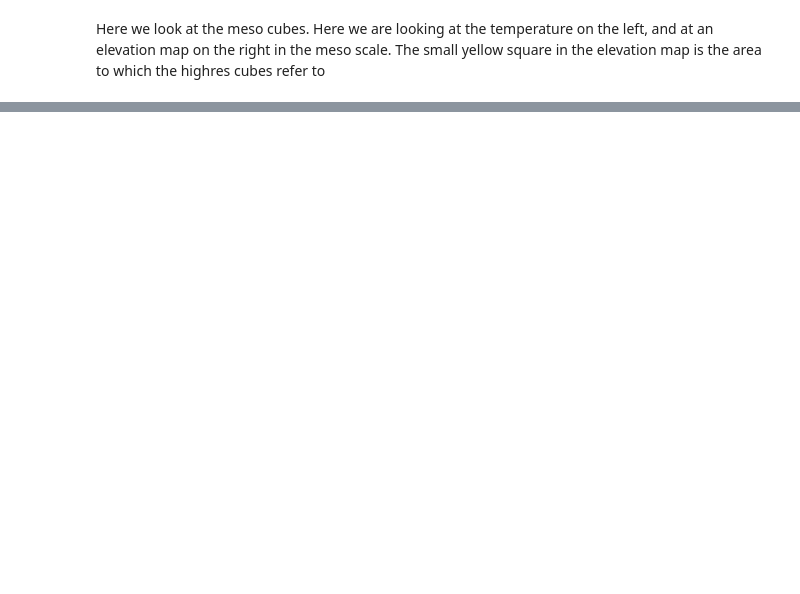
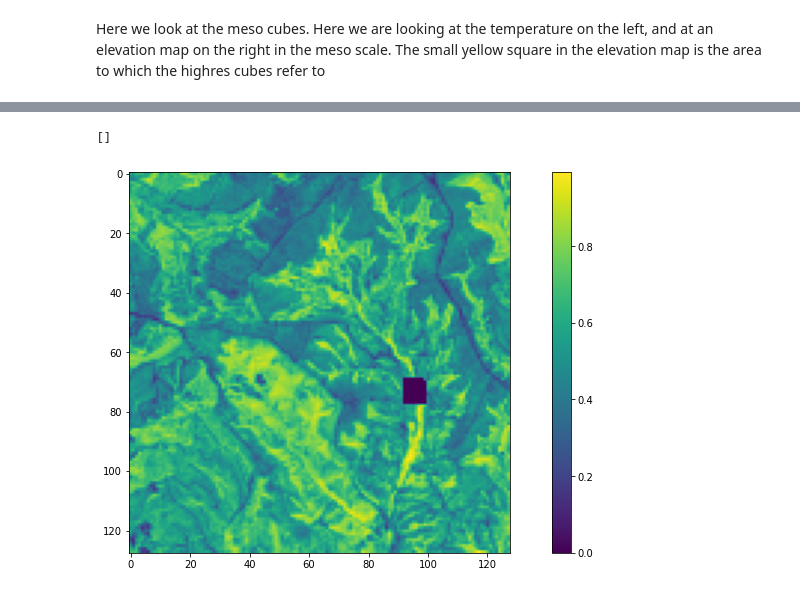
Before and after one commit to rudolfwilliam/satellite_image_forecasting, a Jupyter notebook: demos/data_observation_demo.ipynb, the cells around one changed output, grey strips where cells are left out. Saved outputs shown, nothing was run; the diff lists cells and outputs as text; code cells hidden in the pictures; blank space fills up the shorter version.

```diff
--- a/demos/data_observation_demo.ipynb
+++ b/demos/data_observation_demo.ipynb
@@ -144,0 +112,15 @@ plt.show()
+# %%
+ndvi = ((hrd[:, :, 3, :] - hrd[ :, :, 2, :]) / (
+                hrd[ :, :, 3, :] + hrd[ :, :, 2, :] + 1e-6))
+cloud_mask = 1 - np.nan_to_num(hrd[:, :, 6, :], nan = 0)
+vag_mask = 1 - (1 - (hrd[:, :, 5, :] == 4)) * (1 - (hrd[:, :, 5, :] == 5))
+ndvi = np.nan_to_num(ndvi, nan=0)
+vag_mask = 1 - ((1 - np.nan_to_num(vag_mask, nan=0))*(1-cloud_mask))
+#vag_mask = np.repeat(vag_mask.prod(axis=2)[...,np.newaxis], 30, axis=-1)
+ndvi=ndvi*cloud_mask*vag_mask
+ims = plt.imshow(ndvi[...,12])
+plt.colorbar(ims)
+plt.plot()
+# %% [output]
+[]
+[figure, added]
```
Also changed, not shown: parts of 11 cells of this notebook, 3 other files.
